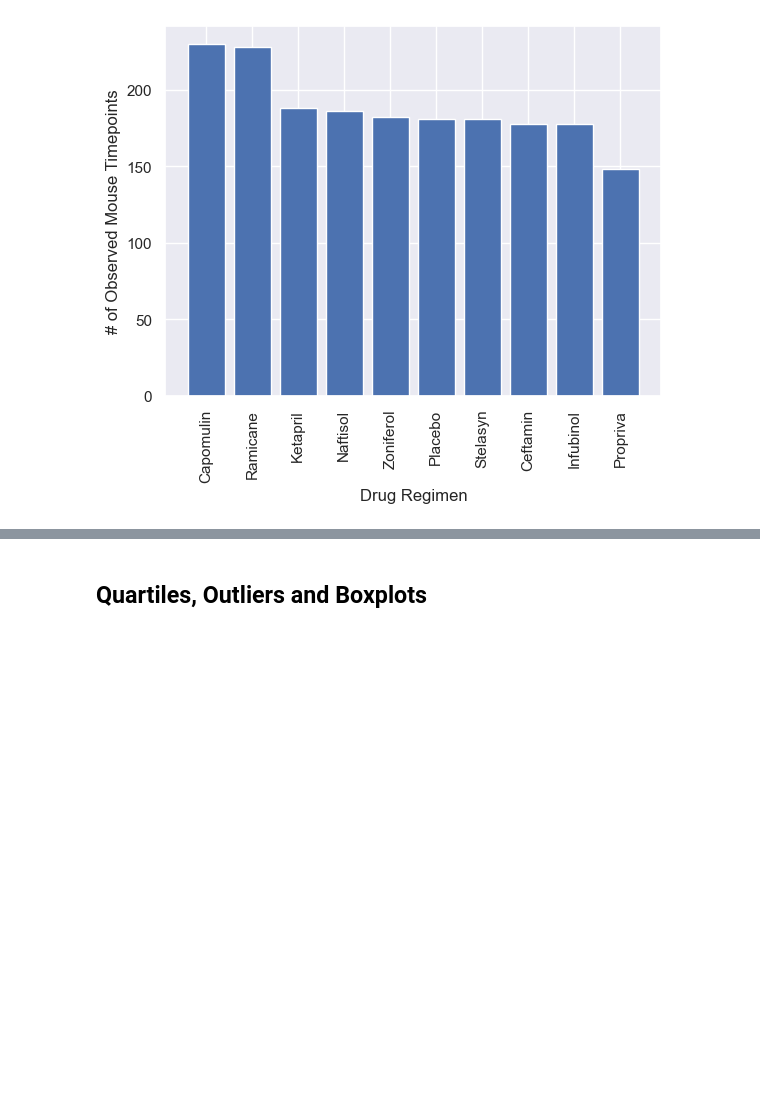
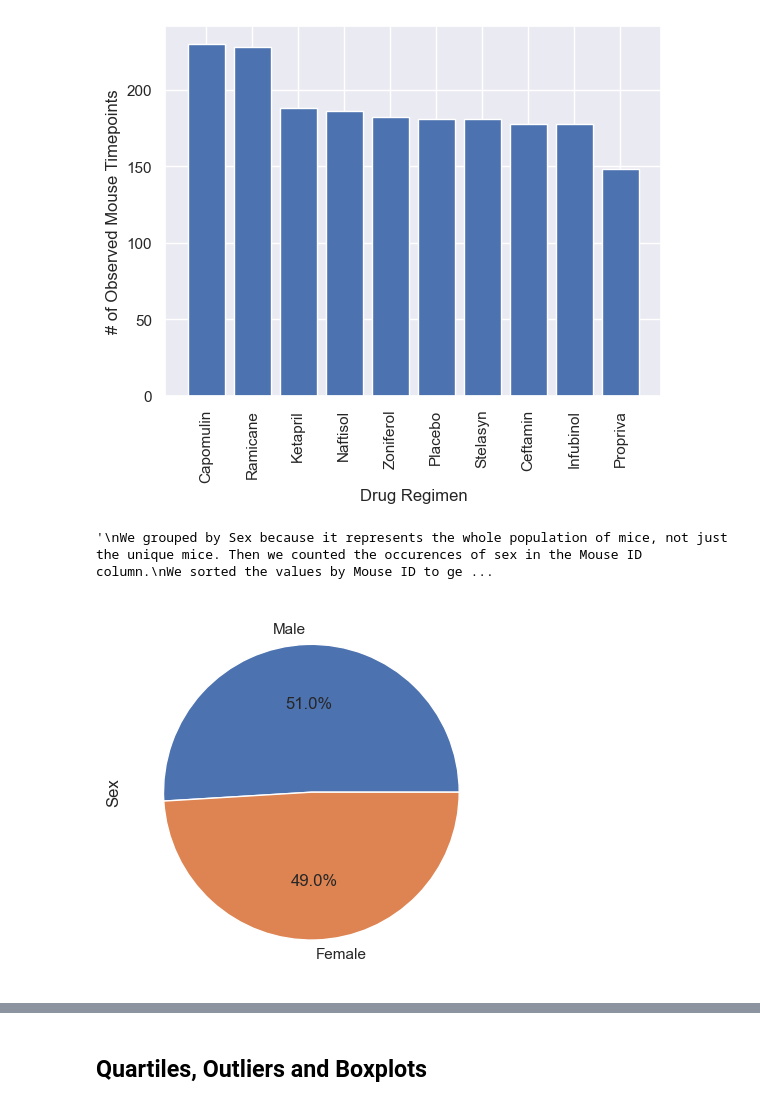
Before and after one commit to SwagmasterMatt/matplotlib_challenge, a Jupyter notebook: Pymaceuticals/pymaceuticals_starter.ipynb, the cells around one changed output, grey strips where cells are left out. Saved outputs shown, nothing was run; the diff lists cells and outputs as text; code cells hidden in the pictures; blank space fills up the shorter version.

```diff
--- a/Pymaceuticals/pymaceuticals_starter.ipynb
+++ b/Pymaceuticals/pymaceuticals_starter.ipynb
@@ -146,4 +192,14 @@ plt.xticks(rotation=90)
 plt.show()
 # %% [output]
 [figure]
+# %%
+# Generate a pie plot showing the distribution of female versus male mice using Pandas
+pd.DataFrame(mouse_data_clean.groupby("Sex").count()["Mouse ID"]).sort_values(by="Mouse ID", ascending=False).plot(kind="pie", y="Mouse ID", legend=False, autopct="%1.1f%%", ylabel="Sex")
+"""
+We grouped by Sex because it represents the whole population of mice, not just the unique mice. Then we counted the occurences of sex in the Mouse ID column.
+We sorted the values by Mouse ID to get the largest values first, and then plotted the pie chart. If we didnt sort the values, the pie chart would be in a different order.
+"""
+# %% [output]
+'\nWe grouped by Sex because it represents the whole population of mice, not just the unique mice. Then we counted the occurences of sex in the Mouse ID column.\nWe sorted the values by Mouse ID to ge ...
+[figure, added]
 # %%
```
Also changed, not shown: parts of 13 cells of this notebook.
